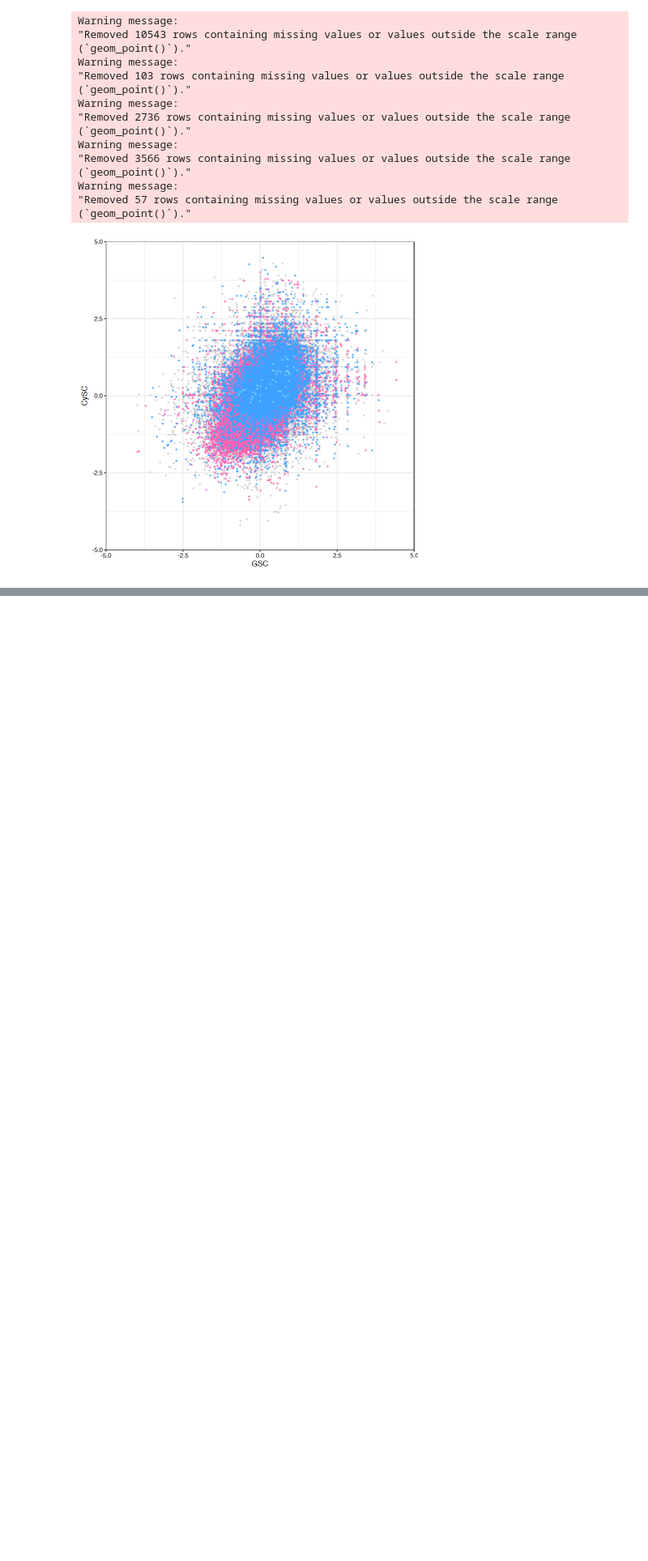
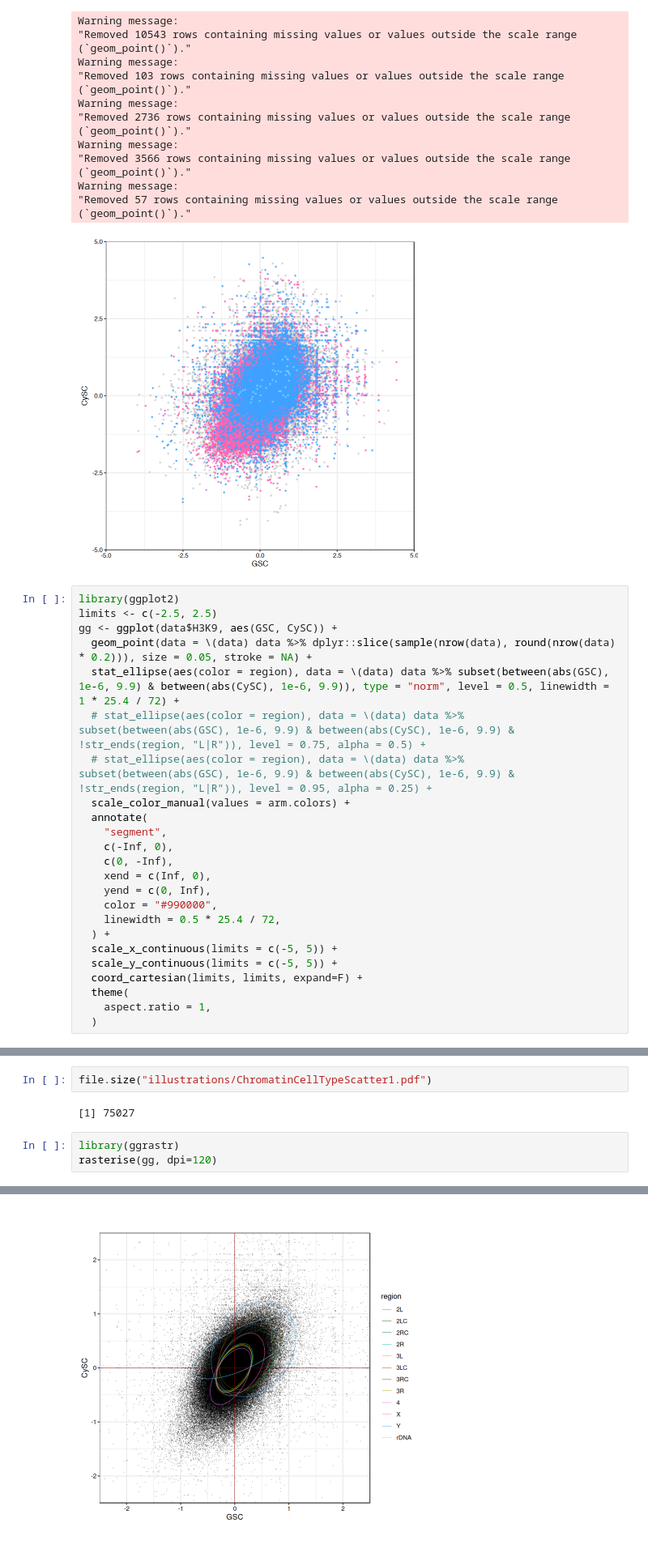
Before and after one commit to ringw/Upd-Germline-Genomics, a Jupyter notebook: illustrations/ChromatinCellTypeScatter.ipynb, the cells around one changed output, grey strips where cells are left out. Shown at 81% size. Cells and saved outputs as stored; diff of their text form; blank space fills up the shorter version.

Commit message:
Implement ellipses

```diff
--- a/illustrations/ChromatinCellTypeScatter.ipynb
+++ b/illustrations/ChromatinCellTypeScatter.ipynb
@@ -177,3 +247,27 @@ Warning message:
 "Removed 57 rows containing missing values or values outside the scale range
 (`geom_point()`)."
 [figure]
+# %%
+library(ggplot2)
+limits <- c(-2.5, 2.5)
+gg <- ggplot(data$H3K9, aes(GSC, CySC)) +
+  geom_point(data = \(data) data %>% dplyr::slice(sample(nrow(data), round(nrow(data) * 0.2))), size = 0.05, stroke = NA) +
+  stat_ellipse(aes(color = region), data = \(data) data %>% subset(between(abs(GSC), 1e-6, 9.9) & between(abs(CySC), 1e-6, 9.9)), type = "norm", level = 0.5, linewidth = 1 * 25.4 / 72) +
+  # stat_ellipse(aes(color = region), data = \(data) data %>% subset(between(abs(GSC), 1e-6, 9.9) & between(abs(CySC), 1e-6, 9.9) & !str_ends(region, "L|R")), level = 0.75, alpha = 0.5) +
+  # stat_ellipse(aes(color = region), data = \(data) data %>% subset(between(abs(GSC), 1e-6, 9.9) & between(abs(CySC), 1e-6, 9.9) & !str_ends(region, "L|R")), level = 0.95, alpha = 0.25) +
+  scale_color_manual(values = arm.colors) +
+  annotate(
+    "segment",
+    c(-Inf, 0),
+    c(0, -Inf),
+    xend = c(Inf, 0),
+    yend = c(0, Inf),
+    color = "#990000",
+    linewidth = 0.5 * 25.4 / 72,
+  ) +
+  scale_x_continuous(limits = c(-5, 5)) +
+  scale_y_continuous(limits = c(-5, 5)) +
+  coord_cartesian(limits, limits, expand=F) +
+  theme(
+    aspect.ratio = 1,
+  )
@@ -179,0 +279,8 @@ Warning message:
+# %%
+file.size("illustrations/ChromatinCellTypeScatter1.pdf")
+# %% [output]
+[1] 75027
+# %%
+library(ggrastr)
+rasterise(gg, dpi=120)
+# %% [output]
@@ -179,0 +289 @@ Warning message:
+[figure, added]
```
Also changed, not shown: parts of 17 cells of this notebook, 1 other file.
